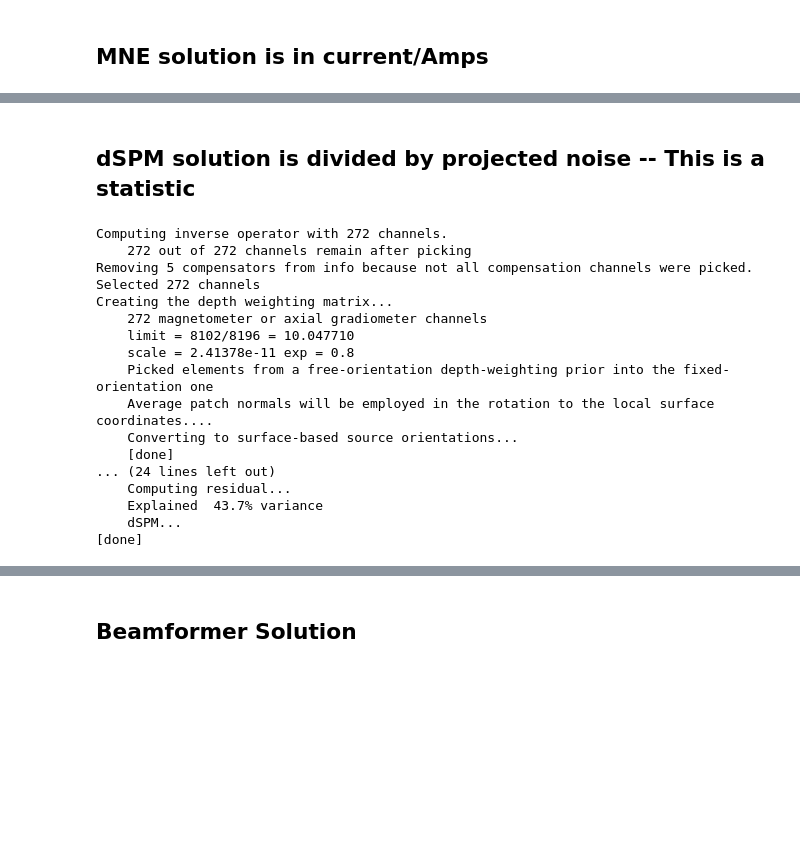
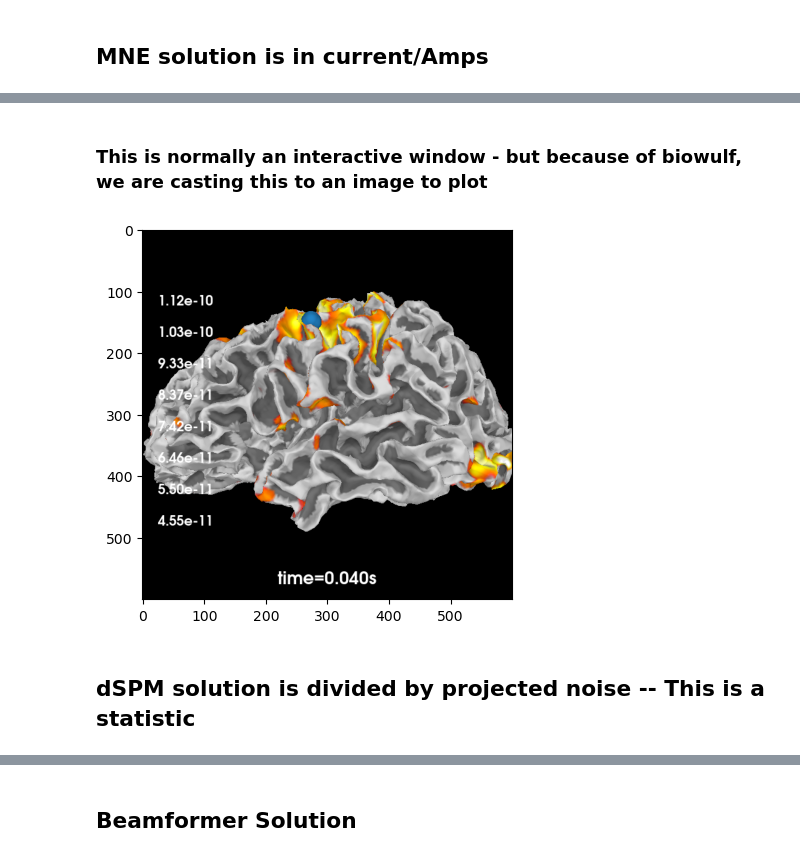
Before and after one commit to nih-megcore/NIMH_MEG_workshop, a Jupyter notebook: Day2/Lab4_SourceLocalization.ipynb, the cells around one changed output, grey strips where cells are left out. Cells and saved outputs as stored; diff of their text form; code cells hidden in the pictures; blank space fills up the shorter version.

```diff
--- a/Day2/Lab4_SourceLocalization.ipynb
+++ b/Day2/Lab4_SourceLocalization.ipynb
@@ -312,0 +279,17 @@ Creating the depth weighting matrix...
+# %%
+inv = make_inverse_operator(evk_stim.info, fwd, cov, loose=0.0, depth=0.8, verbose=True)
+snr = 3.0
+lambda2 = 1.0 / snr**2
+kwargs = dict(
+    initial_time=0.04,
+    hemi="lh",
+    subjects_dir=subjects_dir,
+    size=(600, 600),
+    # clim=dict(kind="values", lims=[6, 7.5, 10]),
+    smoothing_steps=7,
+    surface='white'
+)
+
+stc = abs(apply_inverse(evk_stim, inv, lambda2, "MNE", verbose=True))
+brain = stc.plot(**kwargs) #figure=1, **kwargs)
+brain.add_text(0.1, 0.9, "MNE", "title", font_size=14)
@@ -313,37 +314,12 @@ Creating the depth weighting matrix...
+# %% [markdown]
+### This is normally an interactive window - but because of biowulf, we are casting this to an image to plot
+# %%
+%matplotlib inline
+mne_img=brain.plotter.screenshot()
+brain.plotter.close()
+plt.imshow(mne_img)
+plt.show()
+# %% [output]
+[figure, added]
 # %% [markdown]
 ## dSPM solution is divided by projected noise -- This is a statistic
-# %%
-inv = make_inverse_operator(evk_stim.info, fwd, cov, loose=0.0, depth=0.8, verbose=True)
-snr = 3.0
-lambda2 = 1.0 / snr**2
-kwargs = dict(
-    initial_time=0.04,
-    hemi="lh",
-    subjects_dir=subjects_dir,
-    size=(600, 600),
-    clim=dict(kind="values", lims=[6, 7.5, 10]),
-    smoothing_steps=7,
-    surface='white'
-)
-
-stc = abs(apply_inverse(evk_stim, inv, lambda2, "dSPM", verbose=True))
-brain = stc.plot(figure=1, **kwargs)
-brain.add_text(0.1, 0.9, "dSPM", "title", font_size=14)
-# %% [output]
-Computing inverse operator with 272 channels.
-    272 out of 272 channels remain after picking
-Removing 5 compensators from info because not all compensation channels were picked.
-Selected 272 channels
-Creating the depth weighting matrix...
-    272 magnetometer or axial gradiometer channels
-    limit = 8102/8196 = 10.047710
-    scale = 2.41378e-11 exp = 0.8
-    Picked elements from a free-orientation depth-weighting prior into the fixed-orientation one
-    Average patch normals will be employed in the rotation to the local surface coordinates....
-    Converting to surface-based source orientations...
-    [done]
-... (24 lines left out)
-    Computing residual...
-    Explained  43.7% variance
-    dSPM...
-[done]
```
Also changed, not shown: parts of 24 cells of this notebook, 2 other files.
